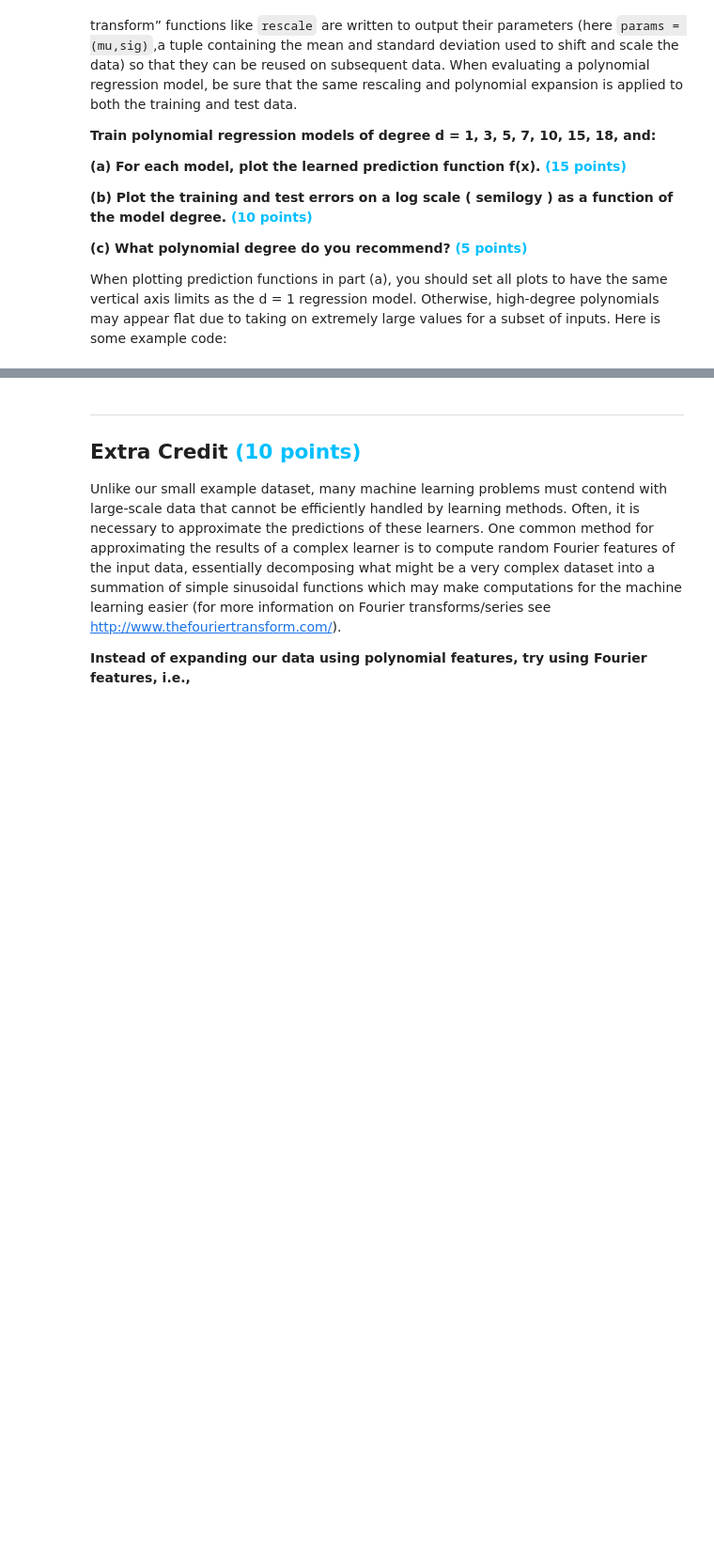
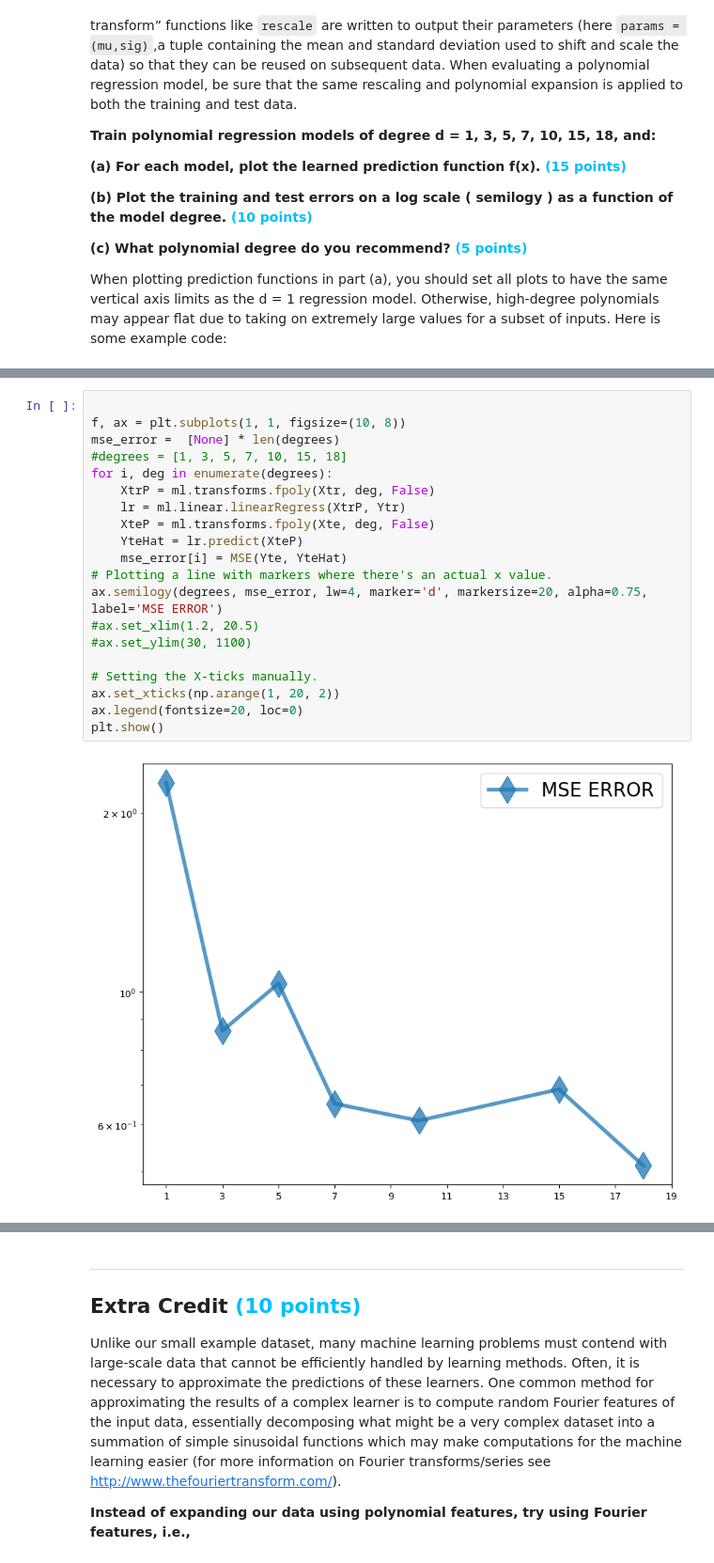
Before and after one commit to CS-490-Machine-Learning/homework-3-linear-regression-baileygallagher, a Jupyter notebook: HW3/HW03.ipynb, the cells around one changed output, grey strips where cells are left out. Shown at 94% size. Drawn from its saved outputs; the diff is of its cells as text; blank space fills up the shorter version.

```diff
--- a/HW3/HW03.ipynb
+++ b/HW3/HW03.ipynb
@@ -107,0 +164,22 @@ plt.show()
+# %%
+
+f, ax = plt.subplots(1, 1, figsize=(10, 8))
+mse_error =  [None] * len(degrees)
+#degrees = [1, 3, 5, 7, 10, 15, 18]
+for i, deg in enumerate(degrees):
+    XtrP = ml.transforms.fpoly(Xtr, deg, False)
+    lr = ml.linear.linearRegress(XtrP, Ytr)
+    XteP = ml.transforms.fpoly(Xte, deg, False)
+    YteHat = lr.predict(XteP)
+    mse_error[i] = MSE(Yte, YteHat)
+# Plotting a line with markers where there's an actual x value.
+ax.semilogy(degrees, mse_error, lw=4, marker='d', markersize=20, alpha=0.75, label='MSE ERROR')
+#ax.set_xlim(1.2, 20.5)
+#ax.set_ylim(30, 1100)
+
+# Setting the X-ticks manually.
+ax.set_xticks(np.arange(1, 20, 2))
+ax.legend(fontsize=20, loc=0)
+plt.show()
+# %% [output]
+[figure, added]
```
Also changed, not shown: parts of 21 cells of this notebook.
